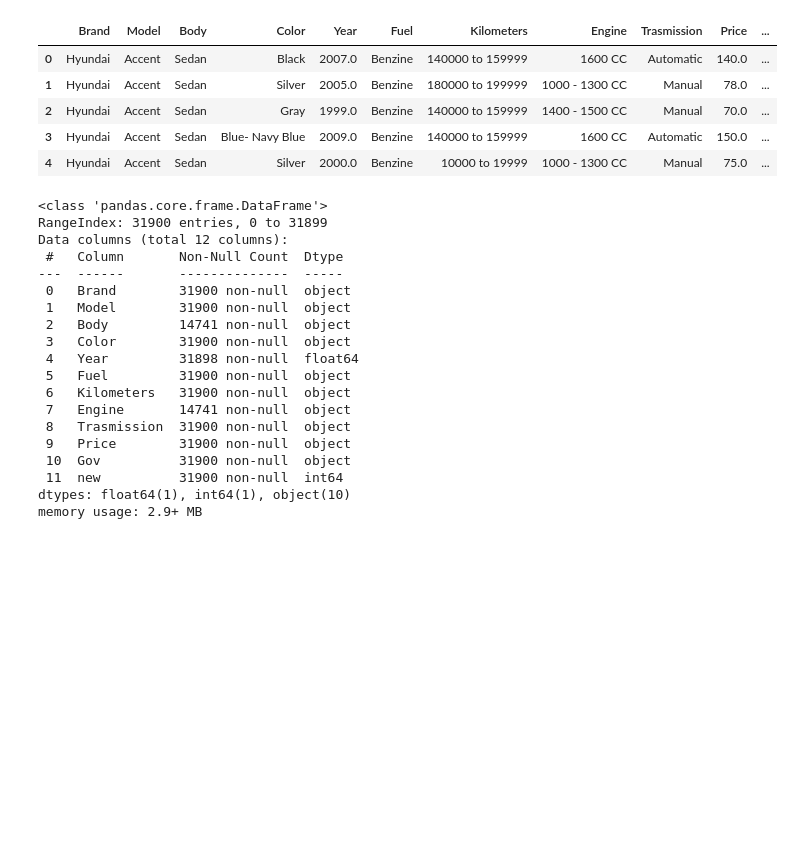
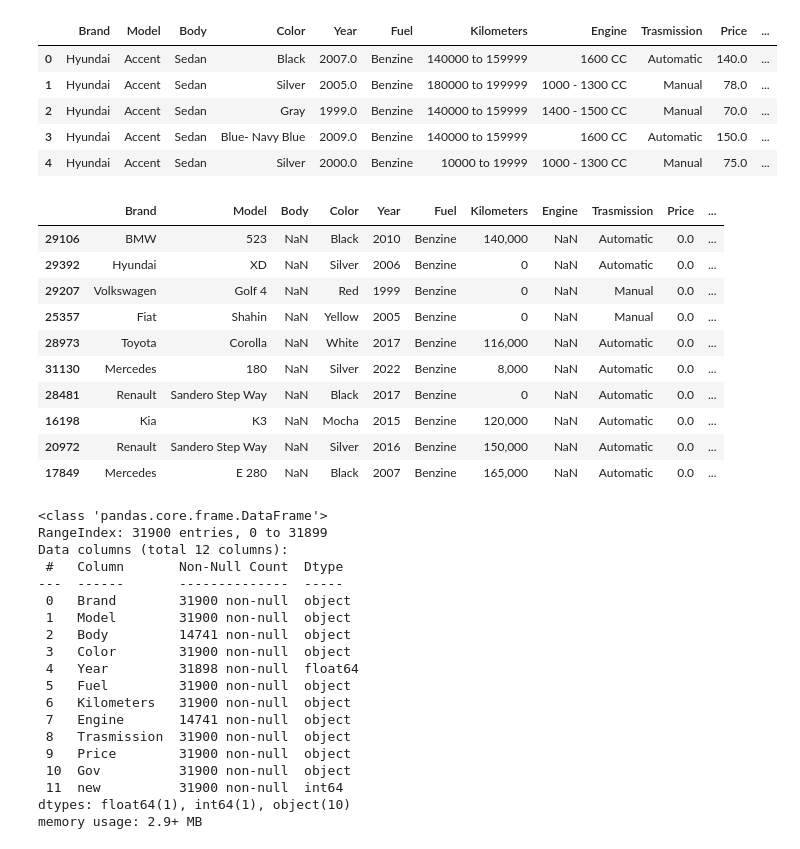
Before and after one commit to Yousif-Ahmed/Sayarty, a Jupyter notebook: Sayarty.ipynb, the cells around one changed output. Cells and saved outputs as stored; diff of their text form; code cells hidden in the pictures; blank space fills up the shorter version.

```diff
--- a/Sayarty.ipynb
+++ b/Sayarty.ipynb
@@ -38,6 +38,21 @@ new cars data shape :  (17159, 12)
 | 2 | Hyundai | Accent | Sedan | Gray | 1999.0 | Benzine | 140000 to 159999 | 1400 - 1500 CC | Manual | 70.0 | ... |
 | 3 | Hyundai | Accent | Sedan | Blue- Navy Blue | 2009.0 | Benzine | 140000 to 159999 | 1600 CC | Automatic | 150.0 | ... |
 | 4 | Hyundai | Accent | Sedan | Silver | 2000.0 | Benzine | 10000 to 19999 | 1000 - 1300 CC | Manual | 75.0 | ... |
+# %%
+# Sort new cars by price
+df[df['new'] == 1].sort_values(by=['Price'], ascending=True).head(10)
+# %% [output]
+|  | Brand | Model | Body | Color | Year | Fuel | Kilometers | Engine | Trasmission | Price | ... |
+| 29106 | BMW | 523 | NaN | Black | 2010 | Benzine | 140,000 | NaN | Automatic | 0.0 | ... |
+| 29392 | Hyundai | XD | NaN | Silver | 2006 | Benzine | 0 | NaN | Automatic | 0.0 | ... |
+| 29207 | Volkswagen | Golf 4 | NaN | Red | 1999 | Benzine | 0 | NaN | Manual | 0.0 | ... |
+| 25357 | Fiat | Shahin | NaN | Yellow | 2005 | Benzine | 0 | NaN | Manual | 0.0 | ... |
+| 28973 | Toyota | Corolla | NaN | White | 2017 | Benzine | 116,000 | NaN | Automatic | 0.0 | ... |
+| 31130 | Mercedes | 180 | NaN | Silver | 2022 | Benzine | 8,000 | NaN | Automatic | 0.0 | ... |
+| 28481 | Renault | Sandero Step Way | NaN | Black | 2017 | Benzine | 0 | NaN | Automatic | 0.0 | ... |
+| 16198 | Kia | K3 | NaN | Mocha | 2015 | Benzine | 120,000 | NaN | Automatic | 0.0 | ... |
+| 20972 | Renault | Sandero Step Way | NaN | Silver | 2016 | Benzine | 150,000 | NaN | Automatic | 0.0 | ... |
+| 17849 | Mercedes | E 280 | NaN | Black | 2007 | Benzine | 165,000 | NaN | Automatic | 0.0 | ... |
 # %%
 df.info()
 
```
Also changed, not shown: parts of 11 cells of this notebook, 2 other files.
